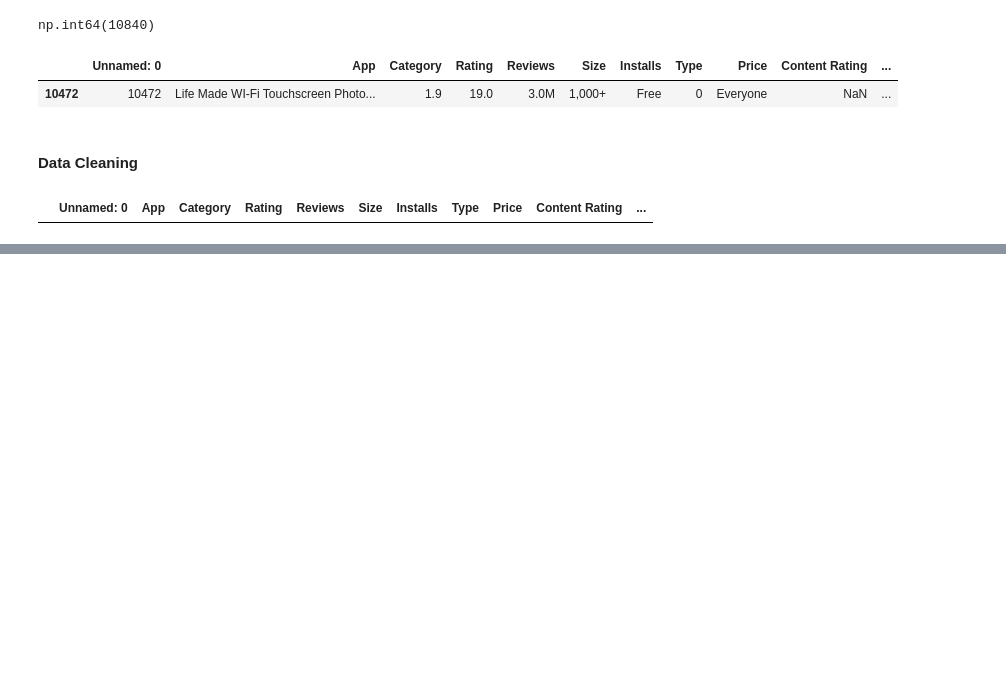
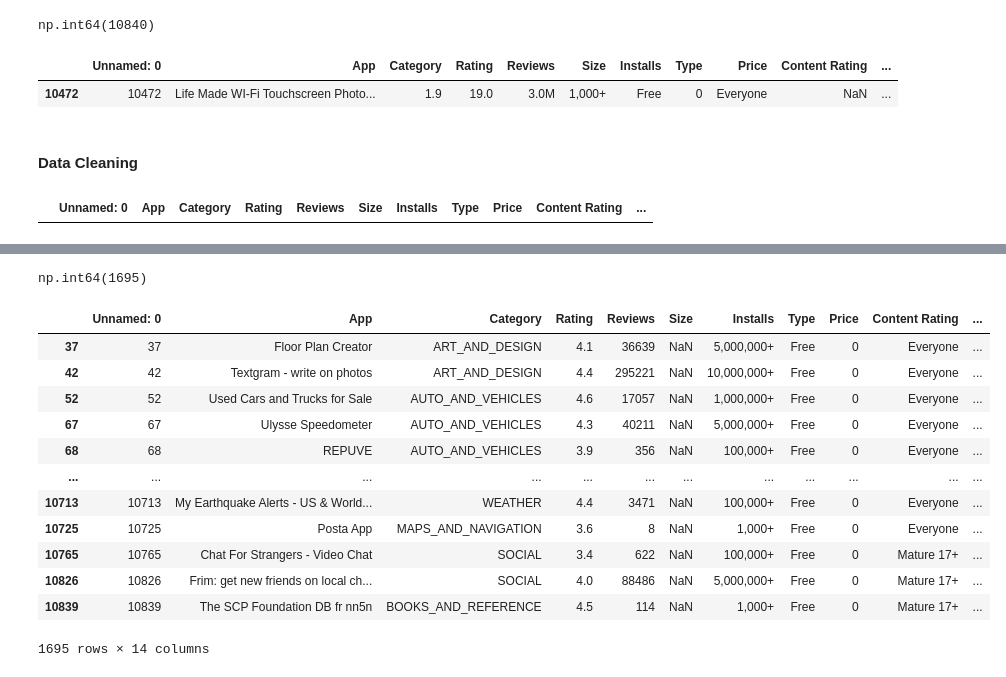
Before and after one commit to adityakashyap5047/ml_dl.py, a Jupyter notebook: ml-dl/2-EDA/2.3-Google Play Store EDA.ipynb, the cells around one changed output, grey strips where cells are left out. Saved outputs shown, nothing was run; the diff lists cells and outputs as text; code cells hidden in the pictures; blank space fills up the shorter version.

Commit message:
EDA With Reviews

```diff
--- a/ml-dl/2-EDA/2.3-Google Play Store EDA.ipynb
+++ b/ml-dl/2-EDA/2.3-Google Play Store EDA.ipynb
@@ -111,4 +111,4 @@ df.head(2)
 | 0 | 0 | Photo Editor & Candy Camera & Gri... | ART_AND_DESIGN | 4.1 | 159 | 19M | 10,000+ | Free | 0 | Everyone | ... |
 | 1 | 1 | Coloring book moana | ART_AND_DESIGN | 3.9 | 967 | 14M | 500,000+ | Free | 0 | Everyone | ... |
 # %%
-df['Reviews'] = df['Reviews'].astype(int)
+# df['Reviews'] = df['Reviews'].astype(int)
@@ -142,0 +187,6 @@ df1['Reviews'] = df1['Reviews'].astype(int)
+# %%
+# 19M = 19000K
+df1['Size'] = df1['Size'].str.replace('M', '000')
+df1['Size'] = df1['Size'].str.replace('k', ' ')
+df1['Size'] = df1['Size'].replace('Varies with device', np.nan)
+df1['Size'] = df1['Size'].astype(float)
@@ -142,0 +228,20 @@ df1['Reviews'] = df1['Reviews'].astype(int)
+# %%
+df1['Size'].isnull().sum()
+# %% [output]
+np.int64(1695)
+# %%
+df1[df1['Size'].isnull()]
+# %% [output]
+|  | Unnamed: 0 | App | Category | Rating | Reviews | Size | Installs | Type | Price | Content Rating | ... |
+| 37 | 37 | Floor Plan Creator | ART_AND_DESIGN | 4.1 | 36639 | NaN | 5,000,000+ | Free | 0 | Everyone | ... |
+| 42 | 42 | Textgram - write on photos | ART_AND_DESIGN | 4.4 | 295221 | NaN | 10,000,000+ | Free | 0 | Everyone | ... |
+| 52 | 52 | Used Cars and Trucks for Sale | AUTO_AND_VEHICLES | 4.6 | 17057 | NaN | 1,000,000+ | Free | 0 | Everyone | ... |
+| 67 | 67 | Ulysse Speedometer | AUTO_AND_VEHICLES | 4.3 | 40211 | NaN | 5,000,000+ | Free | 0 | Everyone | ... |
+| 68 | 68 | REPUVE | AUTO_AND_VEHICLES | 3.9 | 356 | NaN | 100,000+ | Free | 0 | Everyone | ... |
+| ... | ... | ... | ... | ... | ... | ... | ... | ... | ... | ... | ... |
+| 10713 | 10713 | My Earthquake Alerts - US & World... | WEATHER | 4.4 | 3471 | NaN | 100,000+ | Free | 0 | Everyone | ... |
+| 10725 | 10725 | Posta App | MAPS_AND_NAVIGATION | 3.6 | 8 | NaN | 1,000+ | Free | 0 | Everyone | ... |
+| 10765 | 10765 | Chat For Strangers - Video Chat | SOCIAL | 3.4 | 622 | NaN | 100,000+ | Free | 0 | Mature 17+ | ... |
+| 10826 | 10826 | Frim: get new friends on local ch... | SOCIAL | 4.0 | 88486 | NaN | 5,000,000+ | Free | 0 | Mature 17+ | ... |
+| 10839 | 10839 | The SCP Foundation DB fr nn5n | BOOKS_AND_REFERENCE | 4.5 | 114 | NaN | 1,000+ | Free | 0 | Mature 17+ | ... |
+1695 rows × 14 columns
```
Also changed, not shown: parts of 7 cells of this notebook.
